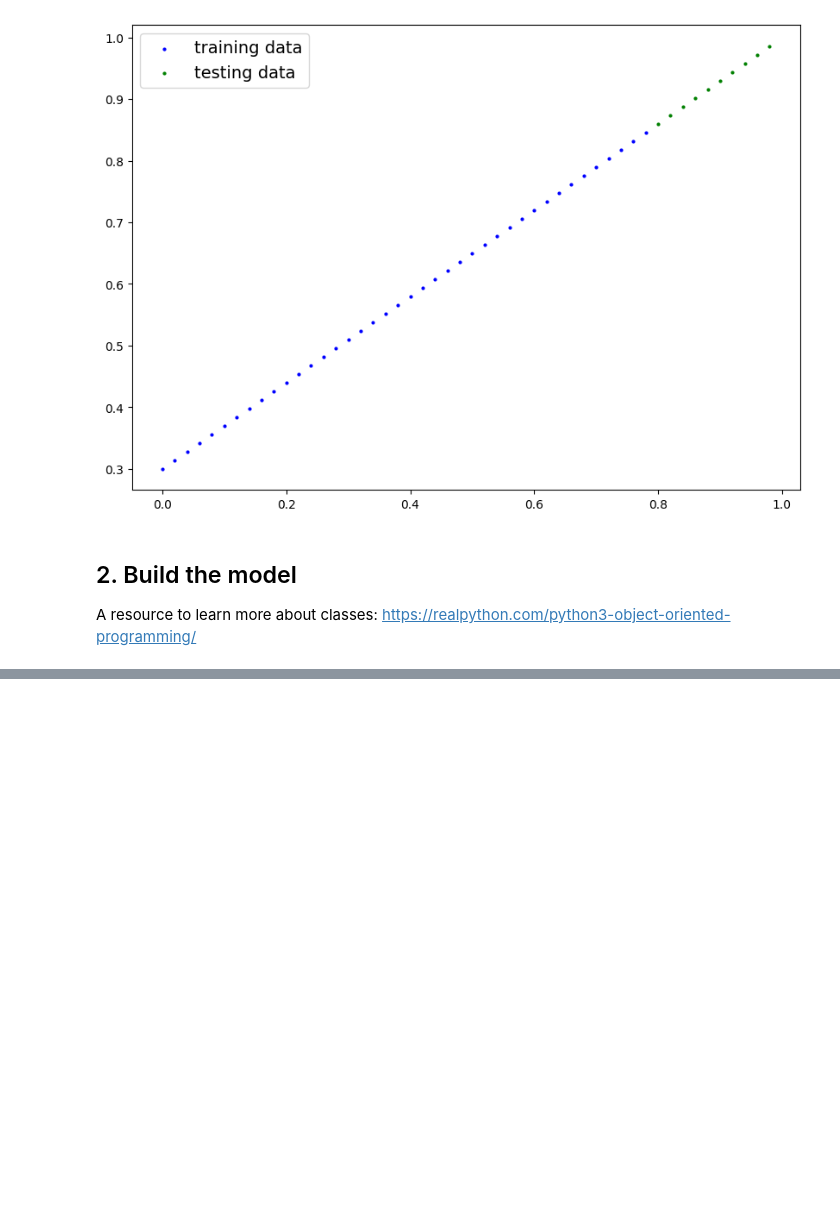
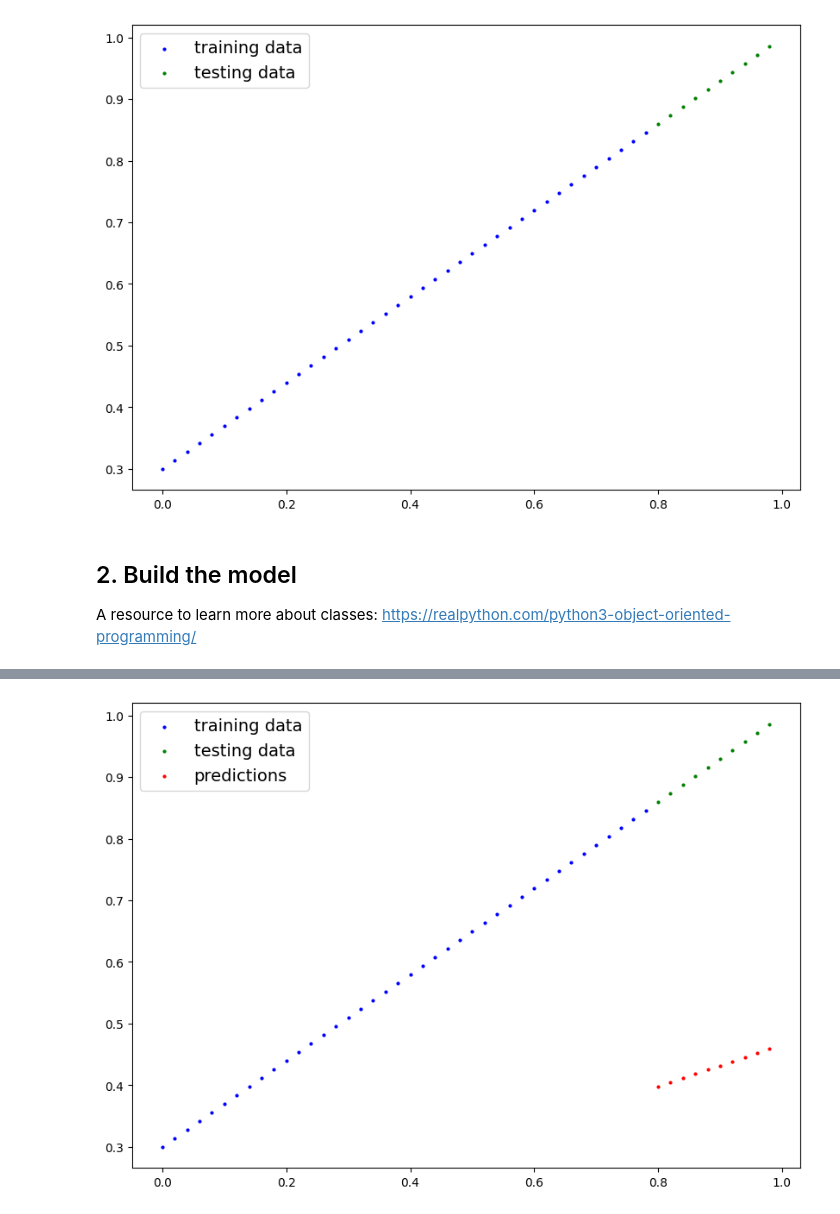
Before and after one commit to mha142/my_pytorch_tutorials, a Jupyter notebook: 01_pytorch_workflow.ipynb, the cells around one changed output, grey strips where cells are left out. Drawn from its saved outputs; the diff is of its cells as text; code cells hidden in the pictures; blank space fills up the shorter version.

```diff
--- a/01_pytorch_workflow.ipynb
+++ b/01_pytorch_workflow.ipynb
@@ -118,0 +352,4 @@ class LinearRegressionModel(nn.Module): # the class LinearRegressionModel inheri
+# %%
+plot_predictions(predictions=y_preds)
+# %% [output]
+[figure, added]
```
Also changed, not shown: parts of 68 cells of this notebook.
